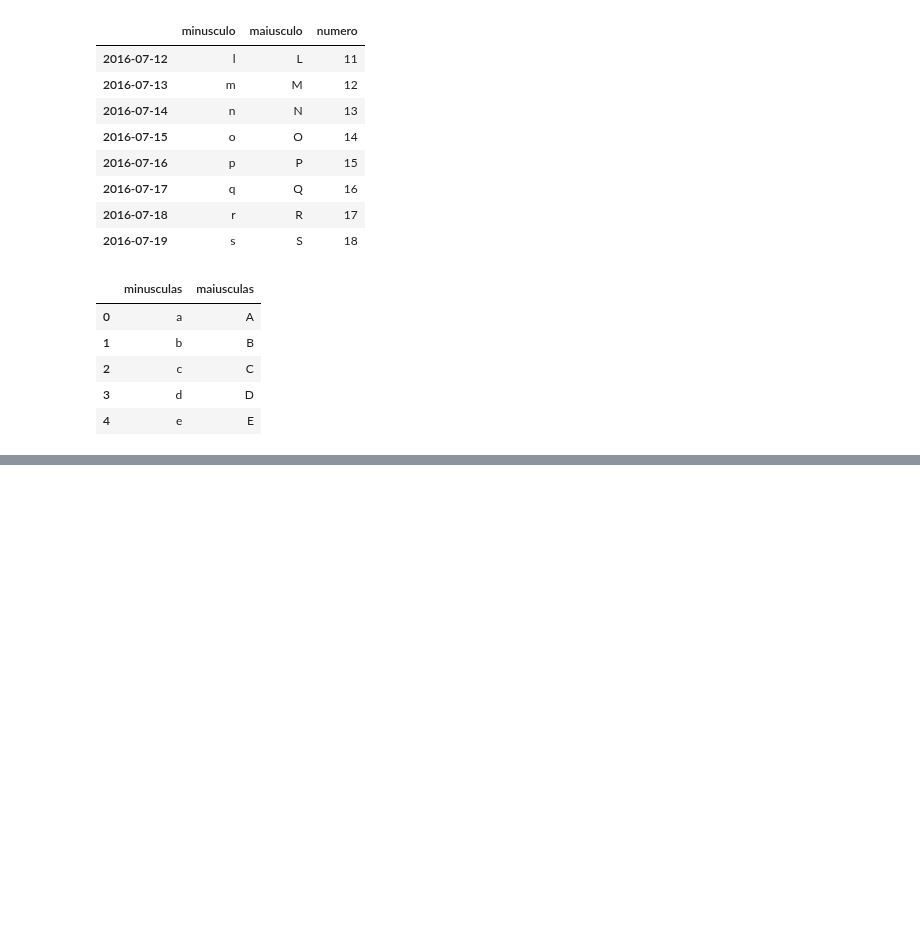
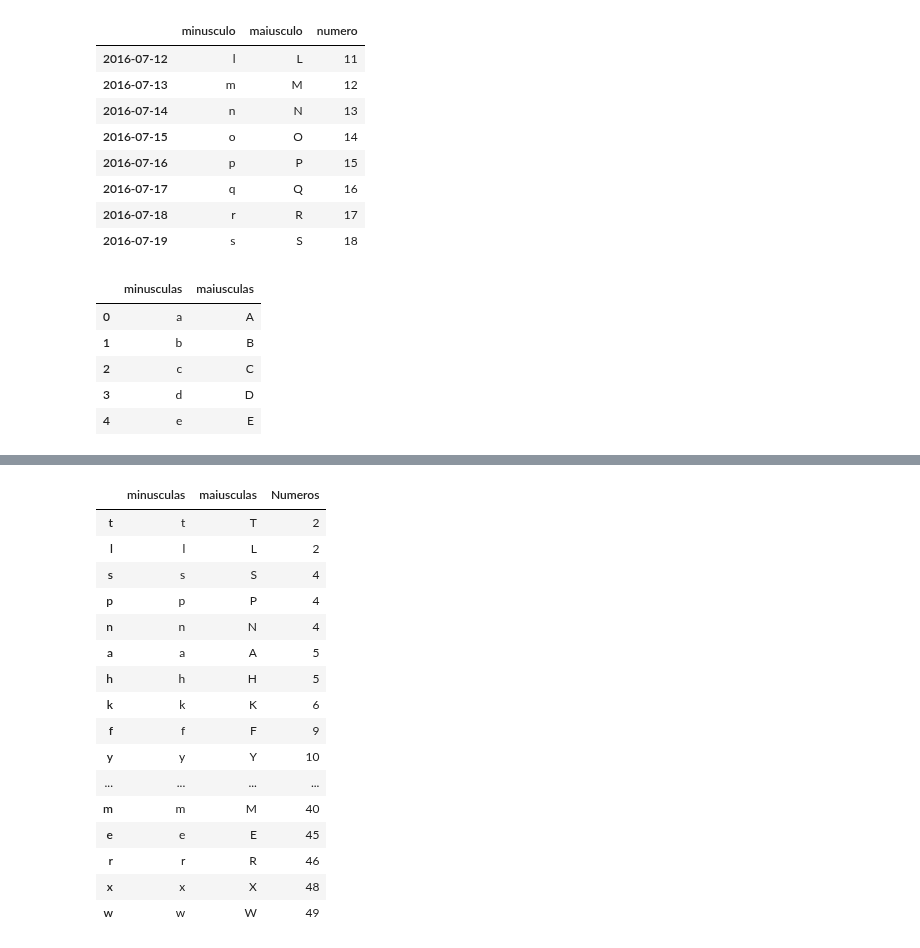
Before and after one commit to michelaap/notebooks, a Jupyter notebook: operacoes_pandas_dataframes.ipynb, the cells around one changed output, grey strips where cells are left out. Saved outputs shown, nothing was run; the diff lists cells and outputs as text; code cells hidden in the pictures; blank space fills up the shorter version.

```diff
--- a/operacoes_pandas_dataframes.ipynb
+++ b/operacoes_pandas_dataframes.ipynb
@@ -180,0 +230,20 @@ letras['Numeros'] = np.random.randint(1, 50, 26)
+# %%
+letras.sort_values('Numeros')
+# %% [output]
+|  | minusculas | maiusculas | Numeros |
+| t | t | T | 2 |
+| l | l | L | 2 |
+| s | s | S | 4 |
+| p | p | P | 4 |
+| n | n | N | 4 |
+| a | a | A | 5 |
+| h | h | H | 5 |
+| k | k | K | 6 |
+| f | f | F | 9 |
+| y | y | Y | 10 |
+| ... | ... | ... | ... |
+| m | m | M | 40 |
+| e | e | E | 45 |
+| r | r | R | 46 |
+| x | x | X | 48 |
+| w | w | W | 49 |
```
Also changed, not shown: parts of 7 cells of this notebook.
